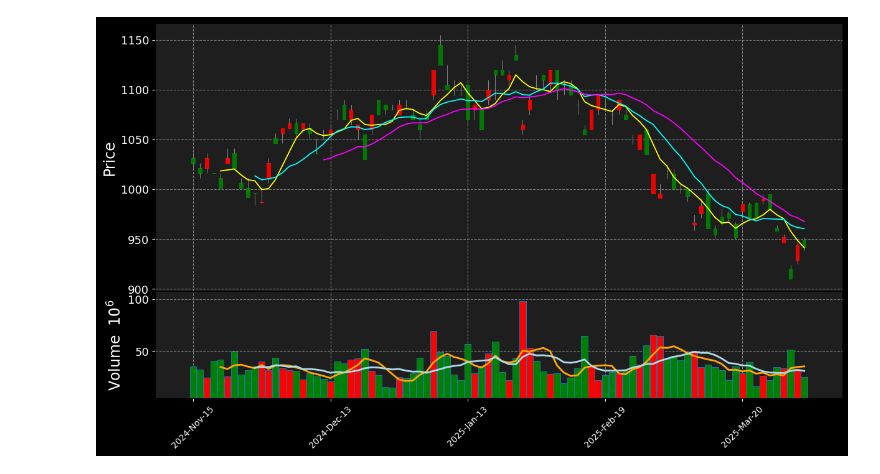
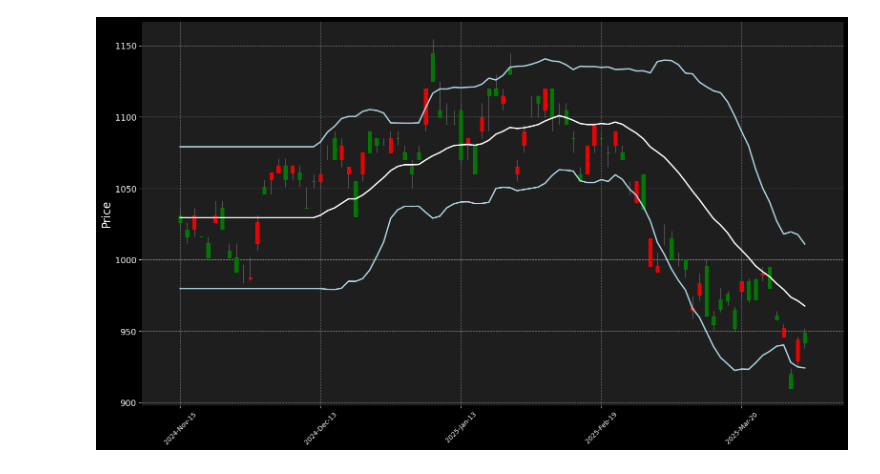
Before and after one commit to be2455/Stock_Predictor, a Jupyter notebook: notebooks/EDA_Kline.ipynb, the cells around one changed output. Drawn from its saved outputs; the diff is of its cells as text; code cells hidden in the pictures.

```diff
--- a/notebooks/EDA_Kline.ipynb
+++ b/notebooks/EDA_Kline.ipynb
@@ -1,36 +53,37 @@
 # %%
 import pandas as pd
+import numpy as np
 import mplfinance as mpf
 
 df = pd.read_csv('../data/processed/TSMC_2330TW_90d.csv', index_col='Date', parse_dates=True)
 
-# Create a volume moving average layer (drawn in the volume panel, that is, panel=1)
-vol_ma5_plot  = mpf.make_addplot(df['Vol_ma_5'], panel=1, color='orange')
-vol_ma10_plot = mpf.make_addplot(df['Vol_ma_10'], panel=1, color='lightblue')
+apds = [
+    mpf.make_addplot(df['bollinger_upper'], color='lightblue'),
+    mpf.make_addplot(df['bollinger_mavg'], color='white'),
+    mpf.make_addplot(df['bollinger_lower'], color='lightblue')
+]
 
 Kstyle = mpf.make_mpf_style(
     base_mpf_style='nightclouds',
     rc={'axes.labelsize': 17, 'ytick.labelsize': 13},
     marketcolors=mpf.make_marketcolors(
         up='red', down='green',
         edge='inherit',
         wick='gray',
         volume='inherit',
     ),
     facecolor='#1e1e1e',  # Background dark gray
     edgecolor='black',
     gridcolor='gray',
 )
 
 mpf.plot(
     df,
     type='candle',
-    volume=True,
     style=Kstyle,
-    mav=(5, 10, 20),
-    mavcolors=['yellow', 'cyan', 'magenta'],
-    addplot=[vol_ma5_plot, vol_ma10_plot],
-    figratio=(16, 9), figscale=1.5
+    addplot=apds,
+    figratio=(16, 9), figscale=2,
+    volume=False
 )
 # %% [output]
-[figure, old version]
+[figure, new version]
```
Also changed, not shown: parts of 1 cell of this notebook, 3 other files.
